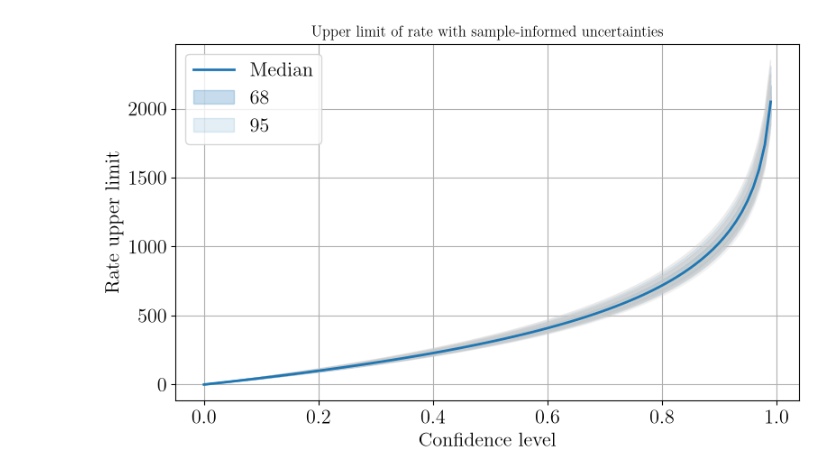
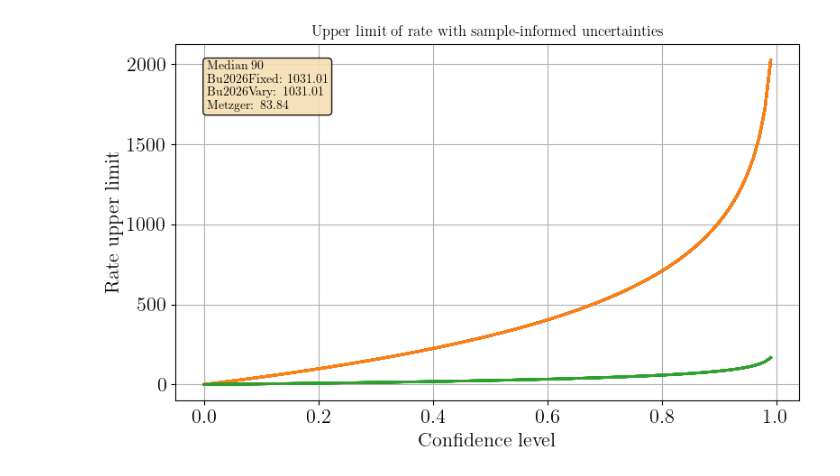
Before and after one commit to tylerbarna/kn-rates, a Jupyter notebook: local_analysis.ipynb, the cells around one changed output. Saved outputs shown, nothing was run; the diff lists cells and outputs as text; code cells hidden in the pictures.

```diff
--- a/local_analysis.ipynb
+++ b/local_analysis.ipynb
@@ -31,3 +49,3 @@ from survey_sim.serialization import save_result, load_result
 # %%
-results = [load_result(file) for file in glob.glob("results/marathon/*.json")]
-results_10M = [load_result(file) for file in glob.glob("results/ztf_10M*")]
+results = load_model_results("results/marathon")
+results_10M = load_model_results("results/")
@@ -45,35 +86,92 @@ np.float64(1116.2322424541426)
 1000.0
 # %%
-# Extract upper limits at 20% confidence level from all results
-upper_limits = [[result.rate_summaries[0].upper_limit(percentile).rate_upper for percentile in np.linspace(0, 1, 100)] for result in results]
-upper_limits_10M = [[result.rate_summaries[0].upper_limit(percentile).rate_upper for percentile in np.linspace(0, 1, 100)] for result in results_10M]
+# # Extract upper limits at 20% confidence level from all results
+# upper_limits = [[result.rate_summaries[0].upper_limit(percentile).rate_upper for percentile in np.linspace(0, 1, 100)] for result in results]
+# upper_limits_10M = [[result.rate_summaries[0].upper_limit(percentile).rate_upper for percentile in np.linspace(0, 1, 100)] for result in results_10M]
 # %%
-ul = np.asarray(upper_limits, dtype=float)
-ul[~np.isfinite(ul)] = np.nan
+plt.figure(figsize=(8, 5))
+# upper_limits = [[results_Bu2026Fixed[0].rate_summaries[0].upper_limit(percentile).rate_upper for percentile in np.linspace(0, 1, 100)] for result in results]
 
-confidence = np.linspace(0, 1, ul.shape[1])
+for item in results_Bu2026Fixed:
+    # print(item.rate_summaries[0].upper_limit(0.90).rate_upper)
+    upper_limits = [[results_Bu2026Fixed[0].rate_summaries[0].upper_limit(percentile).rate_upper for percentile in np.linspace(0, 1, 100)] for result in results]
+    ul = np.asarray(upper_limits, dtype=float)
+    ul[~np.isfinite(ul)] = np.nan
 
-q16 = np.nanpercentile(ul, 16, axis=0)
-q50 = np.nanpercentile(ul, 50, axis=0)
-q84 = np.nanpercentile(ul, 84, axis=0)
-q025 = np.nanpercentile(ul, 2.5, axis=0)
-q975 = np.nanpercentile(ul, 97.5, axis=0)
+    confidence = np.linspace(0, 1, ul.shape[1])
 
-plt.figure(figsize=(8, 5))
+    q16 = np.nanpercentile(ul, 16, axis=0)
+    q50 = np.nanpercentile(ul, 50, axis=0)
+    q84 = np.nanpercentile(ul, 84, axis=0)
+    q025 = np.nanpercentile(ul, 2.5, axis=0)
+    q975 = np.nanpercentile(ul, 97.5, axis=0)
 
-for row in ul:
-    plt.plot(confidence, row, color="0.8", alpha=0.25, lw=1)
+    for row in ul:
+        plt.plot(confidence, row, color="0.8", alpha=0.25, lw=1)
 
-plt.plot(confidence, q50, color="C0", lw=2, label="Median")
-plt.fill_between(confidence, q16, q84, color="C0", alpha=0.25, label="68% interval")
-plt.fill_between(confidence, q025, q975, color="C0", alpha=0.12, label="95% interval")
+    plt.plot(confidence, q50, color="C0", lw=2, label="Median")
+    plt.fill_between(confidence, q16, q84, color="C0", alpha=0.25, label="68% interval")
+    plt.fill_between(confidence, q025, q975, color="C0", alpha=0.12, label="95% interval")
 
+
+for item in results_Bu2026Vary:
+    # print(item.rate_summaries[0].upper_limit(0.90).rate_upper)
+    upper_limits = [[results_Bu2026Vary[0].rate_summaries[0].upper_limit(percentile).rate_upper for percentile in np.linspace(0, 1, 100)] for result in results]
+    ul = np.asarray(upper_limits, dtype=float)
+    ul[~np.isfinite(ul)] = np.nan
+
+    confidence = np.linspace(0, 1, ul.shape[1])
+
+    q16 = np.nanpercentile(ul, 16, axis=0)
+    q50 = np.nanpercentile(ul, 50, axis=0)
+    q84 = np.nanpercentile(ul, 84, axis=0)
+    q025 = np.nanpercentile(ul, 2.5, axis=0)
+    q975 = np.nanpercentile(ul, 97.5, axis=0)
+
+    for row in ul:
+        plt.plot(confidence, row, color="0.8", alpha=0.25, lw=1)
+
+    plt.plot(confidence, q50, color="C1", lw=2, label="Median")
+    plt.fill_between(confidence, q16, q84, color="C1", alpha=0.25, label="68% interval")
+    plt.fill_between(confidence, q025, q975, color="C1", alpha=0.12, label="95% interval")
+
+for item in results_Metzger:
+    # print(item.rate_summaries[0].upper_limit(0.90).rate_upper)
+    upper_limits = [[results_Metzger[0].rate_summaries[0].upper_limit(percentile).rate_upper for percentile in np.linspace(0, 1, 100)] for result in results]
+    ul = np.asarray(upper_limits, dtype=float)
+    ul[~np.isfinite(ul)] = np.nan
+
+    confidence = np.linspace(0, 1, ul.shape[1])
+
+    q16 = np.nanpercentile(ul, 16, axis=0)
+    q50 = np.nanpercentile(ul, 50, axis=0)
+    q84 = np.nanpercentile(ul, 84, axis=0)
+    q025 = np.nanpercentile(ul, 2.5, axis=0)
+    q975 = np.nanpercentile(ul, 97.5, axis=0)
+
+    for row in ul:
+        plt.plot(confidence, row, color="0.8", alpha=0.25, lw=1)
+
+    plt.plot(confidence, q50, color="C2", lw=2, label="Median")
+    plt.fill_between(confidence, q16, q84, color="C2", alpha=0.25, label="68% interval")
+    plt.fill_between(confidence, q025, q975, color="C2", alpha=0.12, label="95% interval")
+## inlay single text box that lists median 90% upper limit value for each model
+median_90_rates = []
+for model_ in [results_Bu2026Fixed, results_Bu2026Vary, results_Metzger]:
+    median_90_rates.append(np.nanmedian([result.rate_summaries[0].upper_limit(0.90).rate_upper for result in model_]))
+textstr = '\n'.join(('Median 90% upper limit:',
+                    f'Bu2026Fixed: {median_90_rates[0]:.2f}',
+                    f'Bu2026Vary: {median_90_rates[1]:.2f}',
+                    f'Metzger: {median_90_rates[2]:.2f}'))
+props = {"boxstyle": 'round', "facecolor": 'wheat', "alpha": 0.9}
+plt.text(0.05, 0.95, textstr, transform=plt.gca().transAxes, fontsize=10,
+        verticalalignment='top', bbox=props)
 plt.xlabel("Confidence level")
 plt.ylabel("Rate upper limit")
 plt.title("Upper limit of rate with sample-informed uncertainties")
-plt.legend()
+# plt.legend()
 plt.tight_layout()
 plt.grid()
 plt.show()
 # %% [output]
-[figure, old version]
+[figure, new version]
```
Also changed, not shown: parts of 9 cells of this notebook.
